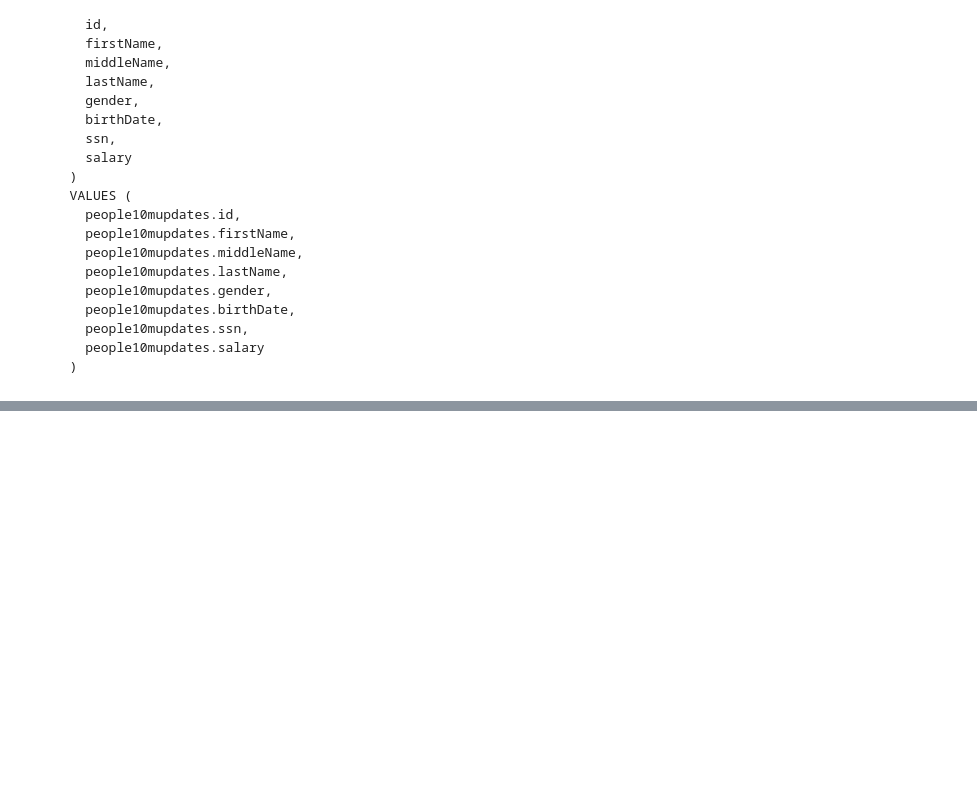
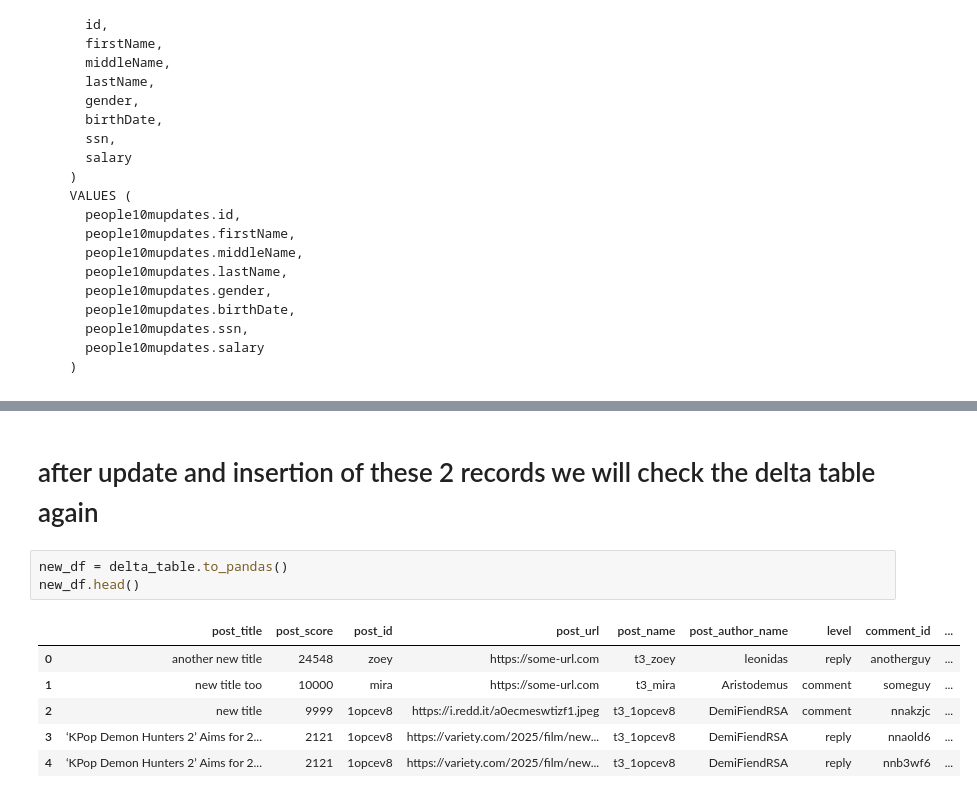
Before and after one commit to 08Aristodemus24/forums-analyses, a Jupyter notebook: include/scripts/view_delta.ipynb, the cells around one changed output, grey strips where cells are left out. Cells and saved outputs as stored; diff of their text form; blank space fills up the shorter version.

```diff
--- a/include/scripts/view_delta.ipynb
+++ b/include/scripts/view_delta.ipynb
@@ -71,0 +271,12 @@ WHEN NOT MATCHED
+# %% [markdown]
+# after update and insertion of these 2 records we will check the delta table again
+# %%
+new_df = delta_table.to_pandas()
+new_df.head()
+# %% [output]
+|  | post_title | post_score | post_id | post_url | post_name | post_author_name | level | comment_id | ... |
+| 0 | another new title | 24548 | zoey | https://some-url.com | t3_zoey | leonidas | reply | anotherguy | ... |
+| 1 | new title too | 10000 | mira | https://some-url.com | t3_mira | Aristodemus | comment | someguy | ... |
+| 2 | new title | 9999 | 1opcev8 | https://i.redd.it/a0ecmeswtizf1.jpeg | t3_1opcev8 | DemiFiendRSA | comment | nnakzjc | ... |
+| 3 | ‘KPop Demon Hunters 2’ Aims for 2... | 2121 | 1opcev8 | https://variety.com/2025/film/new... | t3_1opcev8 | DemiFiendRSA | reply | nnaold6 | ... |
+| 4 | ‘KPop Demon Hunters 2’ Aims for 2... | 2121 | 1opcev8 | https://variety.com/2025/film/new... | t3_1opcev8 | DemiFiendRSA | reply | nnb3wf6 | ... |
```
Also changed, not shown: parts of 9 cells of this notebook, 9 other files.
